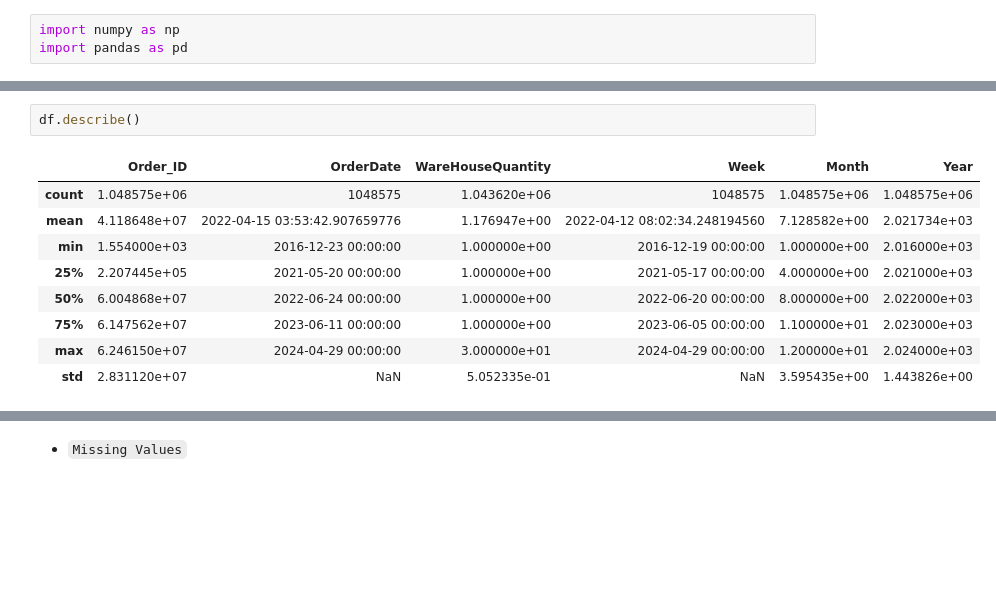
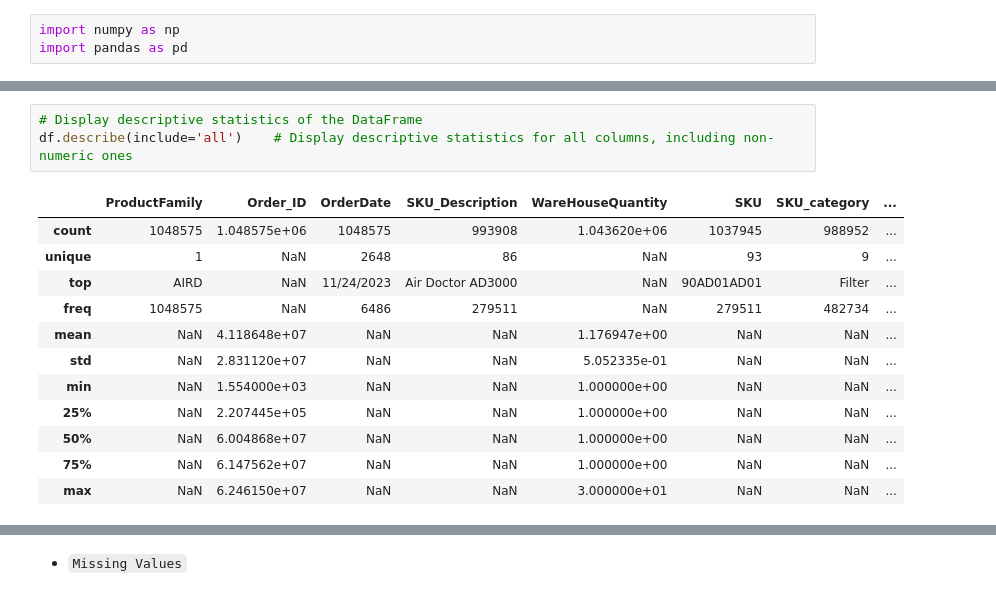
Before and after one commit to Nilam1406/Time_Series_Forecasting, a Jupyter notebook: eda/EDA.ipynb, the cells around one changed output, grey strips where cells are left out. Cells and saved outputs as stored; diff of their text form; blank space fills up the shorter version.

```diff
--- a/eda/EDA.ipynb
+++ b/eda/EDA.ipynb
@@ -81,13 +78,17 @@ memory usage: 96.0+ MB
 # %%
-df.describe()
+# Display descriptive statistics of the DataFrame
+df.describe(include='all')    # Display descriptive statistics for all columns, including non-numeric ones
 # %% [output]
-|  | Order_ID | OrderDate | WareHouseQuantity | Week | Month | Year |
-| count | 1.048575e+06 | 1048575 | 1.043620e+06 | 1048575 | 1.048575e+06 | 1.048575e+06 |
-| mean | 4.118648e+07 | 2022-04-15 03:53:42.907659776 | 1.176947e+00 | 2022-04-12 08:02:34.248194560 | 7.128582e+00 | 2.021734e+03 |
-| min | 1.554000e+03 | 2016-12-23 00:00:00 | 1.000000e+00 | 2016-12-19 00:00:00 | 1.000000e+00 | 2.016000e+03 |
-| 25% | 2.207445e+05 | 2021-05-20 00:00:00 | 1.000000e+00 | 2021-05-17 00:00:00 | 4.000000e+00 | 2.021000e+03 |
-| 50% | 6.004868e+07 | 2022-06-24 00:00:00 | 1.000000e+00 | 2022-06-20 00:00:00 | 8.000000e+00 | 2.022000e+03 |
-| 75% | 6.147562e+07 | 2023-06-11 00:00:00 | 1.000000e+00 | 2023-06-05 00:00:00 | 1.100000e+01 | 2.023000e+03 |
-| max | 6.246150e+07 | 2024-04-29 00:00:00 | 3.000000e+01 | 2024-04-29 00:00:00 | 1.200000e+01 | 2.024000e+03 |
-| std | 2.831120e+07 | NaN | 5.052335e-01 | NaN | 3.595435e+00 | 1.443826e+00 |
+|  | ProductFamily | Order_ID | OrderDate | SKU_Description | WareHouseQuantity | SKU | SKU_category | ... |
+| count | 1048575 | 1.048575e+06 | 1048575 | 993908 | 1.043620e+06 | 1037945 | 988952 | ... |
+| unique | 1 | NaN | 2648 | 86 | NaN | 93 | 9 | ... |
+| top | AIRD | NaN | 11/24/2023 | Air Doctor AD3000 | NaN | 90AD01AD01 | Filter | ... |
+| freq | 1048575 | NaN | 6486 | 279511 | NaN | 279511 | 482734 | ... |
+| mean | NaN | 4.118648e+07 | NaN | NaN | 1.176947e+00 | NaN | NaN | ... |
+| std | NaN | 2.831120e+07 | NaN | NaN | 5.052335e-01 | NaN | NaN | ... |
+| min | NaN | 1.554000e+03 | NaN | NaN | 1.000000e+00 | NaN | NaN | ... |
+| 25% | NaN | 2.207445e+05 | NaN | NaN | 1.000000e+00 | NaN | NaN | ... |
+| 50% | NaN | 6.004868e+07 | NaN | NaN | 1.000000e+00 | NaN | NaN | ... |
+| 75% | NaN | 6.147562e+07 | NaN | NaN | 1.000000e+00 | NaN | NaN | ... |
+| max | NaN | 6.246150e+07 | NaN | NaN | 3.000000e+01 | NaN | NaN | ... |
 # %%
```
Also changed, not shown: parts of 153 cells of this notebook, 24 other files.
